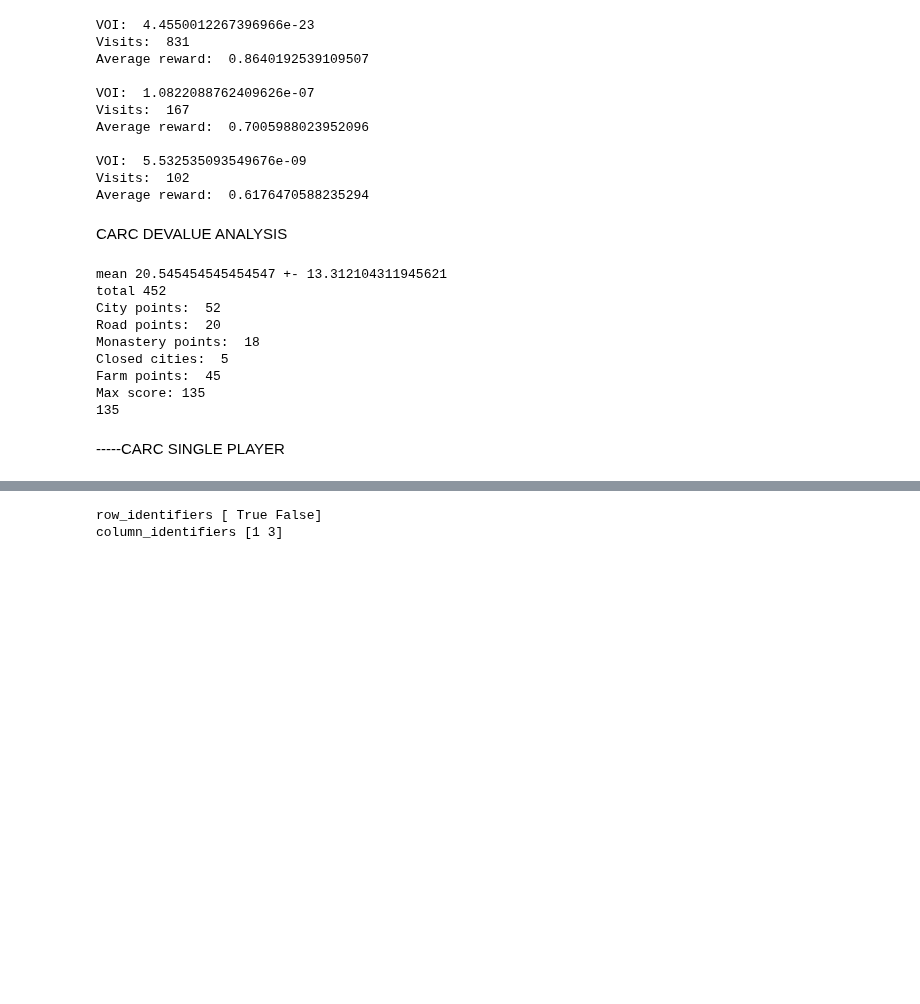
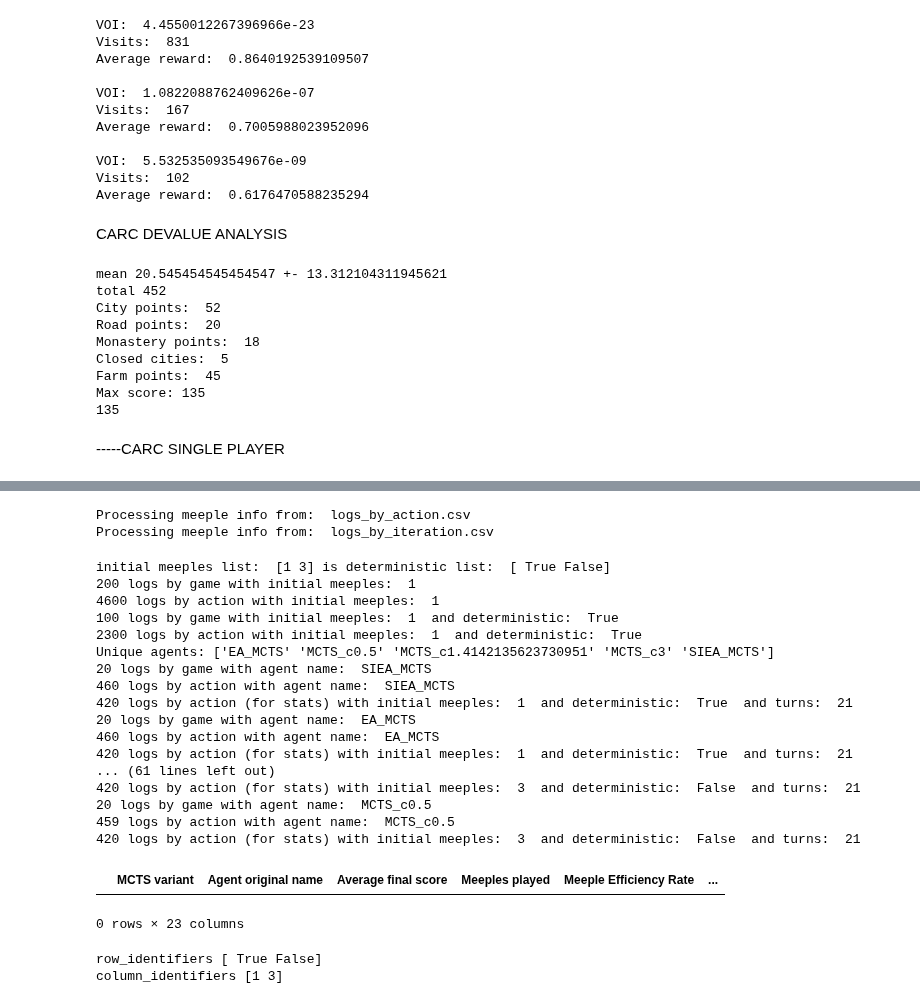
Before and after one commit to 33fred33/MCTS_EA_Tabletop_games, a Jupyter notebook: debugger.ipynb, the cells around one changed output, grey strips where cells are left out. Drawn from its saved outputs; the diff is of its cells as text; code cells hidden in the pictures; blank space fills up the shorter version.

```diff
--- a/debugger.ipynb
+++ b/debugger.ipynb
@@ -1099,24 +1099,27 @@ fig.show()
 # %%
 #parameters
 #especific_experiment_path = "FINAL_combined"
-especific_experiment_path = "FINAL"#"FINAL_Carcassonne_extra_games"
+especific_experiment_path = "FINAL_1000"#"FINAL_Carcassonne_extra_games"
 experiment_path = os.path.join("Outputs","Carcassonne_1p",especific_experiment_path)
 data_order = [
         #"MCTS_c0_5",
         "MCTS_c0.5",
         #"MCTS_c1",
         #"MCTS_c1_4142",
+        "MCTS_c1.4142135623730951",
         #"MCTS_c2",
         "MCTS_c3",
         #"EA_MCTS_its2570",
-        "EA_MCTS_its5000",
+        #"EA_MCTS_its5000",
+        "EA_MCTS",
         #"SIEA_MCTS_its2570",
-        "SIEA_MCTS_its5000",
+        #"SIEA_MCTS_its5000",
+        "SIEA_MCTS",
         #"EA_MCTS2_its5000",
         #"EA_MCTS2_its7430",
     ]
 data_order = data_order[::-1]
-name_mappings = {"avg_leaf_node_depth":"Average leaf node depth","pg_game_turn":"Turn", "Total_played_meeples_p1":"Total meeples played", "Meeples_on_farms_p1":"Meeples on farms", "Meeples_on_cities_p1":"Meeples on cities", "Meeples_on_roads_p1":"Meeples on roads", "Meeples_on_cloisters_p1":"Meeples on cloisters", "Meeples_on_monasteries_p1":"Meeples on monasteries", "Meeples_on_non_farm_features_p1":"Meeples on non-farm features", "Meeples_on_any_feature_p1":"Meeples on any feature", "Score_p1":"Score", "Score_difference":"Score difference", "First_move_meeple_type":"Initial move type", "First_move_tile_index":"Initial action tile index", "First_move_action_index":"Initial action index", "tile_location":"Tile location", "tile_rotation":"Tile rotation", "tile_probability":"Tile probability", "Winner":"Winner", "Max_possible_score":"Max possible score","MCTS_c0_5":"MCTS C=0.5", "MCTS_c0.5":"MCTS C=0.5", "MCTS_c1":"MCTS C=1", "MCTS_c1_4142":"MCTS C=\u221A\u03052\u0305", "MCTS_c2":"MCTS C=2", "MCTS_c3":"MCTS C=3", "EA_MCTS_its2570":"EA-MCTS 2570", "EA_MCTS_its5000":"EA-MCTS", "SIEA_MCTS_its2570":"SIEA-MCTS 2570", "SIEA_MCTS_its5000":"SIEA-MCTS", "EA_MCTS2_its5000":"EA-MCTS2", "EA_MCTS2_its7430":"EA-MCTS2","max_visits":"Most visited node visit count", "Virtual_score_p1":"Virtual score","Meeples_p1":"Available meeples","Player_0":"MCTS variant"}#,"avg_leaf_node_depth":"Average leaf node depth"}
+name_mappings = {"avg_leaf_node_depth":"Average leaf node depth","pg_game_turn":"Turn", "Total_played_meeples_p1":"Total meeples played", "Meeples_on_farms_p1":"Meeples on farms", "Meeples_on_cities_p1":"Meeples on cities", "Meeples_on_roads_p1":"Meeples on roads", "Meeples_on_cloisters_p1":"Meeples on cloisters", "Meeples_on_monasteries_p1":"Meeples on monasteries", "Meeples_on_non_farm_features_p1":"Meeples on non-farm features", "Meeples_on_any_feature_p1":"Meeples on any feature", "Score_p1":"Score", "Score_difference":"Score difference", "First_move_meeple_type":"Initial move type", "First_move_tile_index":"Initial action tile index", "First_move_action_index":"Initial action index", "tile_location":"Tile location", "tile_rotation":"Tile rotation", "tile_probability":"Tile probability", "Winner":"Winner", "Max_possible_score":"Max possible score","MCTS_c0_5":"MCTS C=0.5", "MCTS_c0.5":"MCTS C=0.5", "MCTS_c1":"MCTS C=1", "MCTS_c1_4142":"MCTS C=\u221A\u03052\u0305", "MCTS_c2":"MCTS C=2", "MCTS_c3":"MCTS C=3", "EA_MCTS_its2570":"EA-MCTS 2570", "EA_MCTS_its5000":"EA-MCTS", "SIEA_MCTS_its2570":"SIEA-MCTS 2570", "SIEA_MCTS_its5000":"SIEA-MCTS", "EA_MCTS2_its5000":"EA-MCTS2", "EA_MCTS2_its7430":"EA-MCTS2","max_visits":"Most visited node visit count", "Virtual_score_p1":"Virtual score","Meeples_p1":"Available meeples","Player_0":"MCTS variant","SIEA_MCTS":"SIEA-MCTS","EA_MCTS":"EA-MCTS", "MCTS_c1.4142135623730951":"MCTS C=\u221A\u03052\u0305"}
 carc_variants = {(1,False):"Carc<sub>1,s</sub>", (1,True):"Carc<sub>1,d</sub>", (3,False):"Carc<sub>3,s</sub>", (3,True):"Carc<sub>3,d</sub>", (False,1):"Carc<sub>1,s</sub>", (True,1):"Carc<sub>1,d</sub>", (False,3):"Carc<sub>3,s</sub>", (True,3):"Carc<sub>3,d</sub>"}
 line_styles = ['solid', 'dash', 'dot', 'dashdot', 'longdash', 'longdashdot', 'solid', 'dash', 'dot', 'dashdot']
 marker_symbols = [0, 1, 2, 3, 4, 5, 6, 7, 8, 9]
@@ -1291,6 +1315,9 @@ for log_name, logs in logs_list.items():
 #save processed data
 for log_name, logs in logs_list.items():
     lm.dump_data(data = logs, file_path = experiment_path, file_name = log_name)
+# %% [output]
+Processing meeple info from:  logs_by_action.csv
+Processing meeple info from:  logs_by_iteration.csv
 # %%
 #calculate metrics
 
@@ -1325,6 +1352,7 @@ agent_data = {"MCTS variant":[]
               }
 initial_meeples_list = logs_by_game["comp_initial_meeples"].unique()
 is_deterministic_list = logs_by_game["comp_set_tile_sequence"].unique()
+print("initial meeples list: ", initial_meeples_list, "is deterministic list: ", is_deterministic_list)
 for initial_meeples in initial_meeples_list:
     f_logs_by_game = logs_by_game[logs_by_game["comp_initial_meeples"] == initial_meeples]
     print(len(f_logs_by_game), "logs by game with initial meeples: ", initial_meeples)
@@ -1335,13 +1363,17 @@ for initial_meeples in initial_meeples_list:
       print(len(fd_logs_by_game), "logs by game with initial meeples: ", initial_meeples, " and deterministic: ", is_deterministic)
       fd_logs_by_action = f_logs_by_action[f_logs_by_action["comp_set_tile_sequence"] == is_deterministic]
       print(len(fd_logs_by_action), "logs by action with initial meeples: ", initial_meeples, " and deterministic: ", is_deterministic)
+      print("Unique agents:", fd_logs_by_game["comp_player_name"].unique())
+
       for agent_name in data_order:
+
           agent_data["MCTS variant"].append(name_mappings[agent_name])
           agent_data["Agent original name"].append(agent_name)
 
           #filter data
           fda_logs_by_game = fd_logs_by_game[fd_logs_by_game["comp_player_name"] == agent_name]
           print(len(fda_logs_by_game), "logs by game with agent name: ", agent_name)
+          assert len(fda_logs_by_game) > 0, "Agent name: " + agent_name + "Has no logs by game"
           fda_logs_by_action = fd_logs_by_action[fd_logs_by_action["player_name"] == agent_name]
           print(len(fda_logs_by_action), "logs by action with agent name: ", agent_name)
           game_turns = sorted(fda_logs_by_action["pg_game_turn"].unique()) #statistics ignore the last two turns, asa the tree can fully explored.
@@ -1361,33 +1393,53 @@ for initial_meeples in initial_meeples_list:
           #if agent_name in losing_iterations_agents:
           #    agent_max_iterations = agent_max_iterations + fda_logs_by_game["comp_es_lambda"].iloc[0] * fda_logs_by_game["comp_es_fitness_iterations"].iloc[0] * fda_logs_by_game["comp_es_generations"].iloc[0] + fda_logs_by_game["comp_es_fitness_iterations"].iloc[0]
               #print("Agent: ", agent_name, " has added max iterations: ", agent_max_iterations)
           agent_data["Average final score"].append(avg_score)
           agent_data["Meeples played"].append(played_meeples)
           agent_data["Meeple Efficiency Rate"].append(avg_score / played_meeples)
           agent_data["Meeple Utilisation Rate"].append(played_meeples / initial_meeples)
           agent_data["Meeple Availability Rate"].append((turns_without_meeples / len(game_turns))/played_games)
           agent_data["Average leaf node depth"].append(stats_fda_logs_by_action["avg_leaf_node_depth"].mean())
           agent_data["City average score"].append(fda_logs_by_game["Total_city_points_p1"].mean())
           agent_data["Road average score"].append(fda_logs_by_game["Total_road_points_p1"].mean())
           agent_data["Farm average score"].append(fda_logs_by_game["Total_Farm_points_p1"].mean())
           agent_data["Cloister average score"].append(fda_logs_by_game["Total_cloister_points_p1"].mean())
           agent_data["Average turn claiming farms"].append(fda_logs_by_action[fda_logs_by_action["pg_returned_action"].str.contains("Farm")]["pg_game_turn"].mean()/turns_per_game)
           agent_data["Average turn claiming cities"].append(fda_logs_by_action[fda_logs_by_action["pg_returned_action"].str.contains("City")]["pg_game_turn"].mean()/turns_per_game)
           agent_data["Average turn claiming roads"].append(fda_logs_by_action[fda_logs_by_action["pg_returned_action"].str.contains("Road")]["pg_game_turn"].mean()/turns_per_game)
           agent_data["Average turn claiming cloisters"].append(fda_logs_by_action[fda_logs_by_action["pg_returned_action"].str.contains("Monastery")]["pg_game_turn"].mean()/turns_per_game)
           agent_data["Average max reward from first level nodes"].append(stats_fda_logs_by_action["max_reward"].mean())
           agent_data["Average max visits from first level nodes"].append(stats_fda_logs_by_action["max_visits"].mean()/agent_max_iterations) #This needs to change to show propotionality with the number of actions (visits imbalance)
           agent_data["Clarity"].append(stats_fda_logs_by_action["max_reward"].mean() - stats_fda_logs_by_action["avg_reward"].mean())
           agent_data["Stubborness"].append((stats_fda_logs_by_action["max_visits"].mean() - (agent_max_iterations / stats_fda_logs_by_action["N_available_actions"].mean()))/agent_max_iterations)
           agent_data["Average available actions"].append(fda_logs_by_action["N_available_actions"].mean())
           agent_data["Initial meeples"].append(initial_meeples)
           agent_data["Deterministic"].append(is_deterministic)
 
           #print(agent_data)
           #raise NotImplementedError("Meeple Availability Rate")
 #save metrics
 metrics_df = pd.DataFrame(agent_data)
 lm.dump_data(data = metrics_df, file_path = experiment_path, file_name = "metrics.csv")
+# %% [output]
+initial meeples list:  [1 3] is deterministic list:  [ True False]
+200 logs by game with initial meeples:  1
+4600 logs by action with initial meeples:  1
+100 logs by game with initial meeples:  1  and deterministic:  True
+2300 logs by action with initial meeples:  1  and deterministic:  True
+Unique agents: ['EA_MCTS' 'MCTS_c0.5' 'MCTS_c1.4142135623730951' 'MCTS_c3' 'SIEA_MCTS']
+20 logs by game with agent name:  SIEA_MCTS
+460 logs by action with agent name:  SIEA_MCTS
+420 logs by action (for stats) with initial meeples:  1  and deterministic:  True  and turns:  21
+20 logs by game with agent name:  EA_MCTS
+460 logs by action with agent name:  EA_MCTS
+420 logs by action (for stats) with initial meeples:  1  and deterministic:  True  and turns:  21
+... (61 lines left out)
+420 logs by action (for stats) with initial meeples:  3  and deterministic:  False  and turns:  21
+20 logs by game with agent name:  MCTS_c0.5
+459 logs by action with agent name:  MCTS_c0.5
+420 logs by action (for stats) with initial meeples:  3  and deterministic:  False  and turns:  21
+|  | MCTS variant | Agent original name | Average final score | Meeples played | Meeple Efficiency Rate | ... |
+0 rows × 23 columns
 # %%
 #Observe metrics
 logs = lm.read_csv(os.path.join(experiment_path,"metrics.csv"))
```
Also changed, not shown: parts of 2 cells of this notebook, 2 other files.
